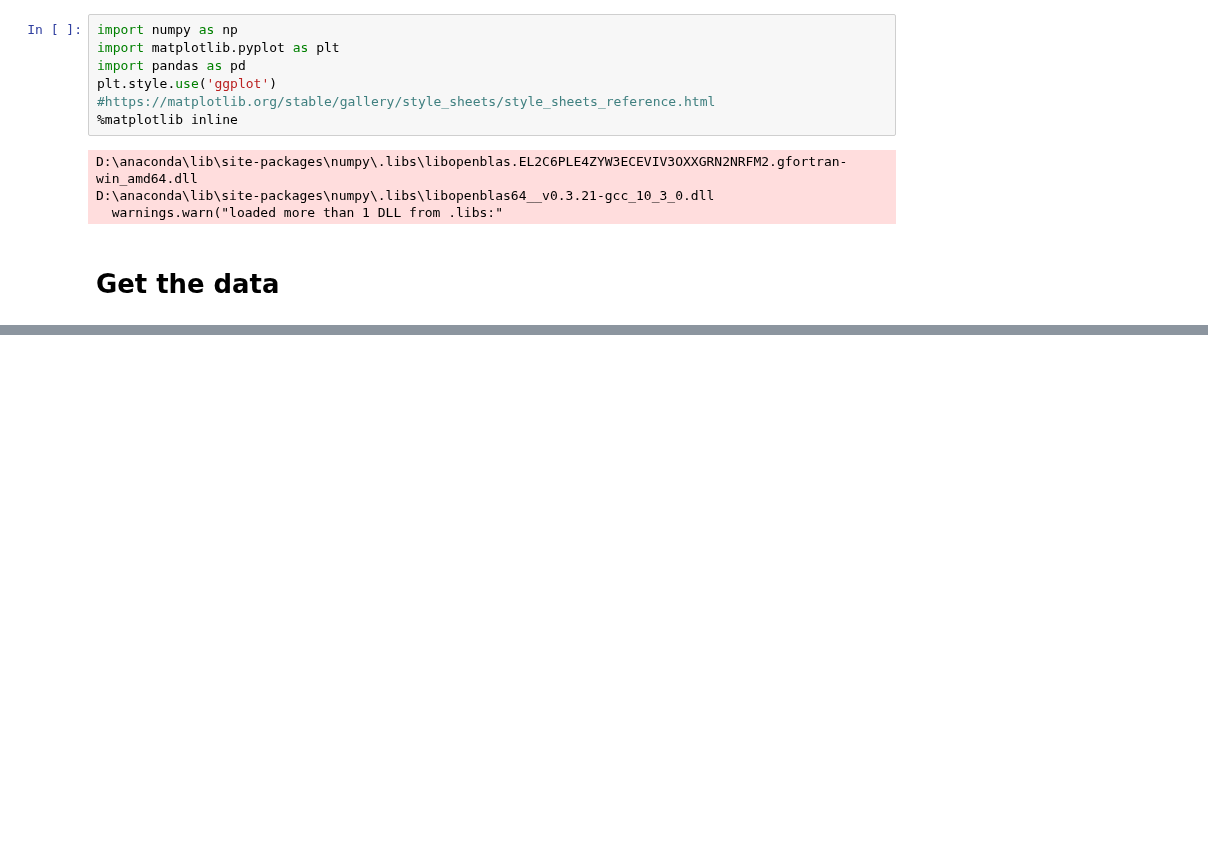
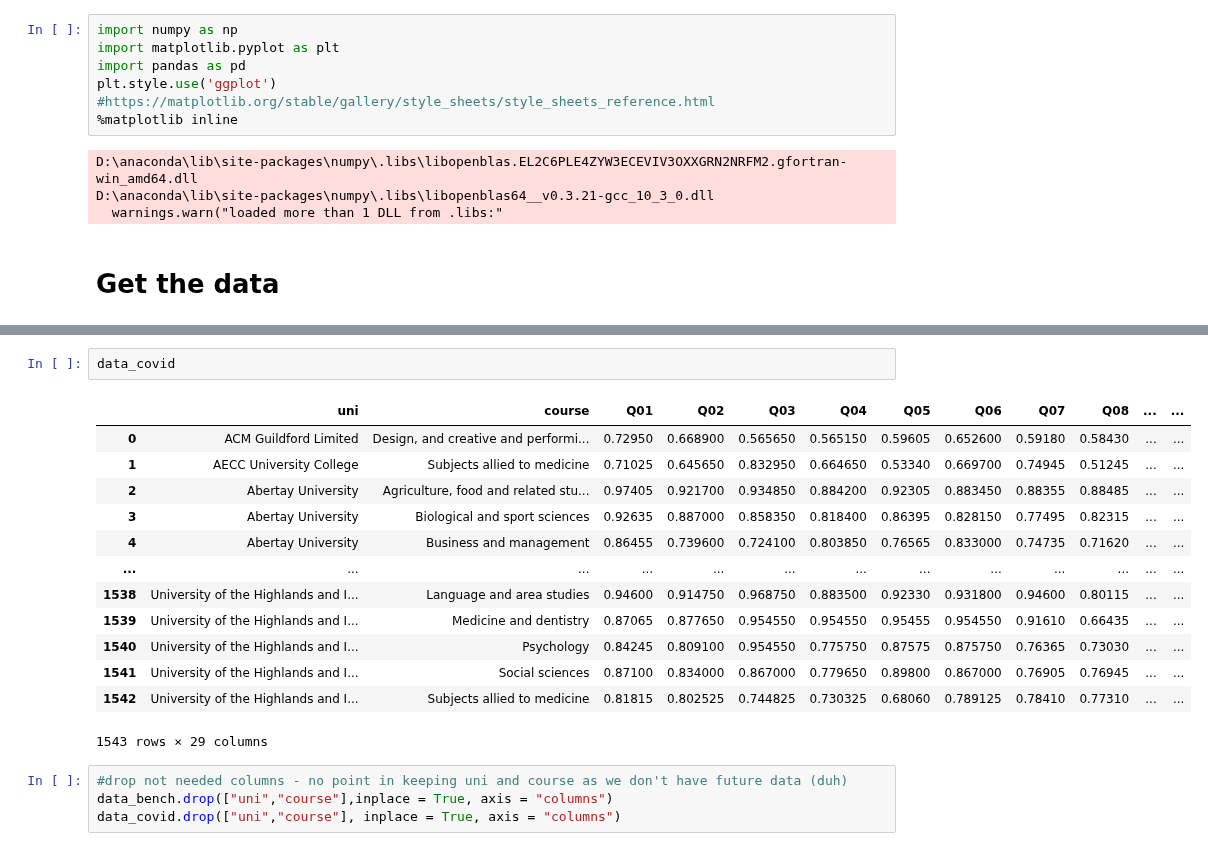
Before and after one commit to szelesaron/dissertation-code, a Jupyter notebook: ml-algorithms.ipynb, the cells around one changed output, grey strips where cells are left out. Cells and saved outputs as stored; diff of their text form; blank space fills up the shorter version.

```diff
--- a/ml-algorithms.ipynb
+++ b/ml-algorithms.ipynb
@@ -37,0 +34,20 @@ unis_1819
+# %%
+data_covid
+# %% [output]
+|  | uni | course | Q01 | Q02 | Q03 | Q04 | Q05 | Q06 | Q07 | Q08 | ... | ... |
+| 0 | ACM Guildford Limited | Design, and creative and performi... | 0.72950 | 0.668900 | 0.565650 | 0.565150 | 0.59605 | 0.652600 | 0.59180 | 0.58430 | ... | ... |
+| 1 | AECC University College | Subjects allied to medicine | 0.71025 | 0.645650 | 0.832950 | 0.664650 | 0.53340 | 0.669700 | 0.74945 | 0.51245 | ... | ... |
+| 2 | Abertay University | Agriculture, food and related stu... | 0.97405 | 0.921700 | 0.934850 | 0.884200 | 0.92305 | 0.883450 | 0.88355 | 0.88485 | ... | ... |
+| 3 | Abertay University | Biological and sport sciences | 0.92635 | 0.887000 | 0.858350 | 0.818400 | 0.86395 | 0.828150 | 0.77495 | 0.82315 | ... | ... |
+| 4 | Abertay University | Business and management | 0.86455 | 0.739600 | 0.724100 | 0.803850 | 0.76565 | 0.833000 | 0.74735 | 0.71620 | ... | ... |
+| ... | ... | ... | ... | ... | ... | ... | ... | ... | ... | ... | ... | ... |
+| 1538 | University of the Highlands and I... | Language and area studies | 0.94600 | 0.914750 | 0.968750 | 0.883500 | 0.92330 | 0.931800 | 0.94600 | 0.80115 | ... | ... |
+| 1539 | University of the Highlands and I... | Medicine and dentistry | 0.87065 | 0.877650 | 0.954550 | 0.954550 | 0.95455 | 0.954550 | 0.91610 | 0.66435 | ... | ... |
+| 1540 | University of the Highlands and I... | Psychology | 0.84245 | 0.809100 | 0.954550 | 0.775750 | 0.87575 | 0.875750 | 0.76365 | 0.73030 | ... | ... |
+| 1541 | University of the Highlands and I... | Social sciences | 0.87100 | 0.834000 | 0.867000 | 0.779650 | 0.89800 | 0.867000 | 0.76905 | 0.76945 | ... | ... |
+| 1542 | University of the Highlands and I... | Subjects allied to medicine | 0.81815 | 0.802525 | 0.744825 | 0.730325 | 0.68060 | 0.789125 | 0.78410 | 0.77310 | ... | ... |
+1543 rows × 29 columns
+# %%
+#drop not needed columns - no point in keeping uni and course as we don't have future data (duh)
+data_bench.drop(["uni","course"],inplace = True, axis = "columns")
+data_covid.drop(["uni","course"], inplace = True, axis = "columns")
```
Also changed, not shown: parts of 6 cells of this notebook, 1 other file.
